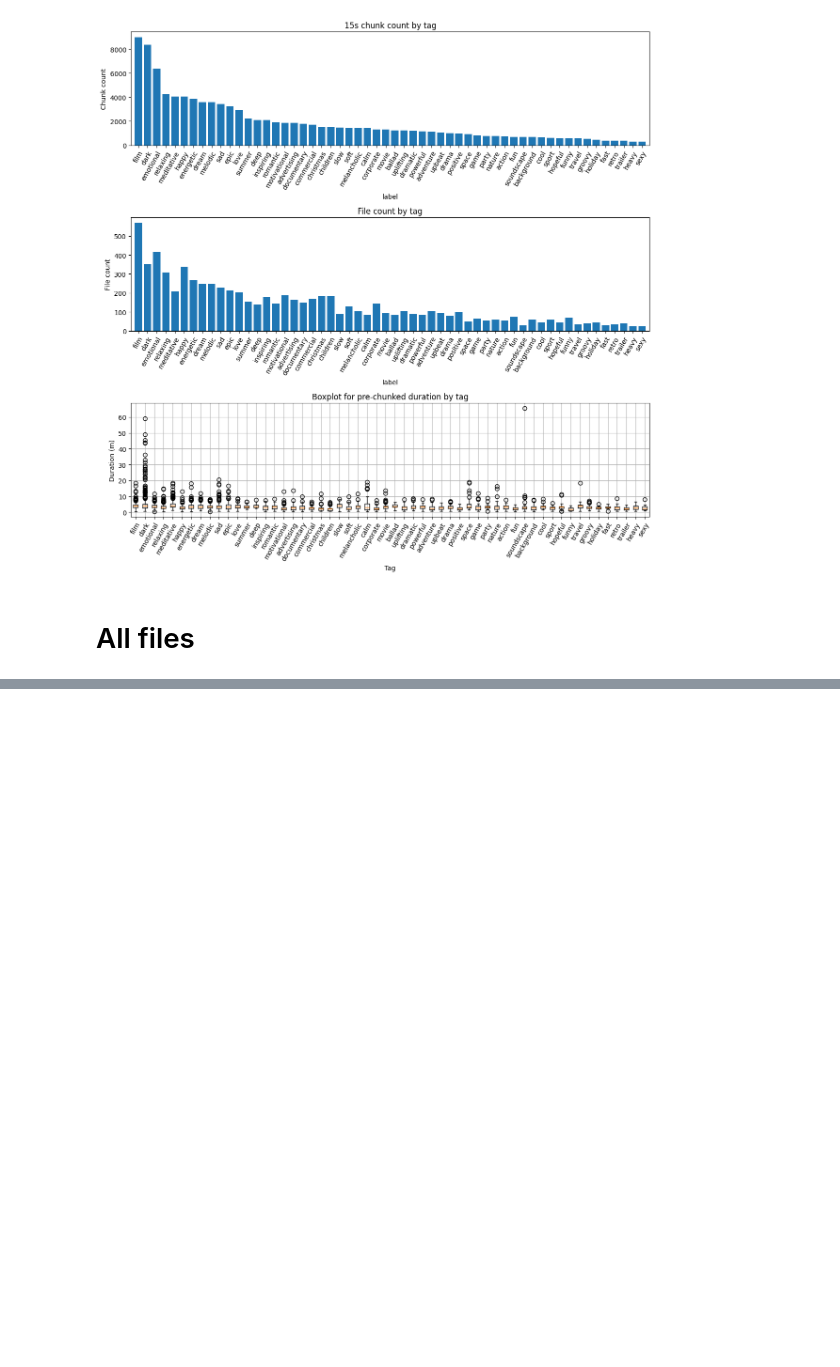
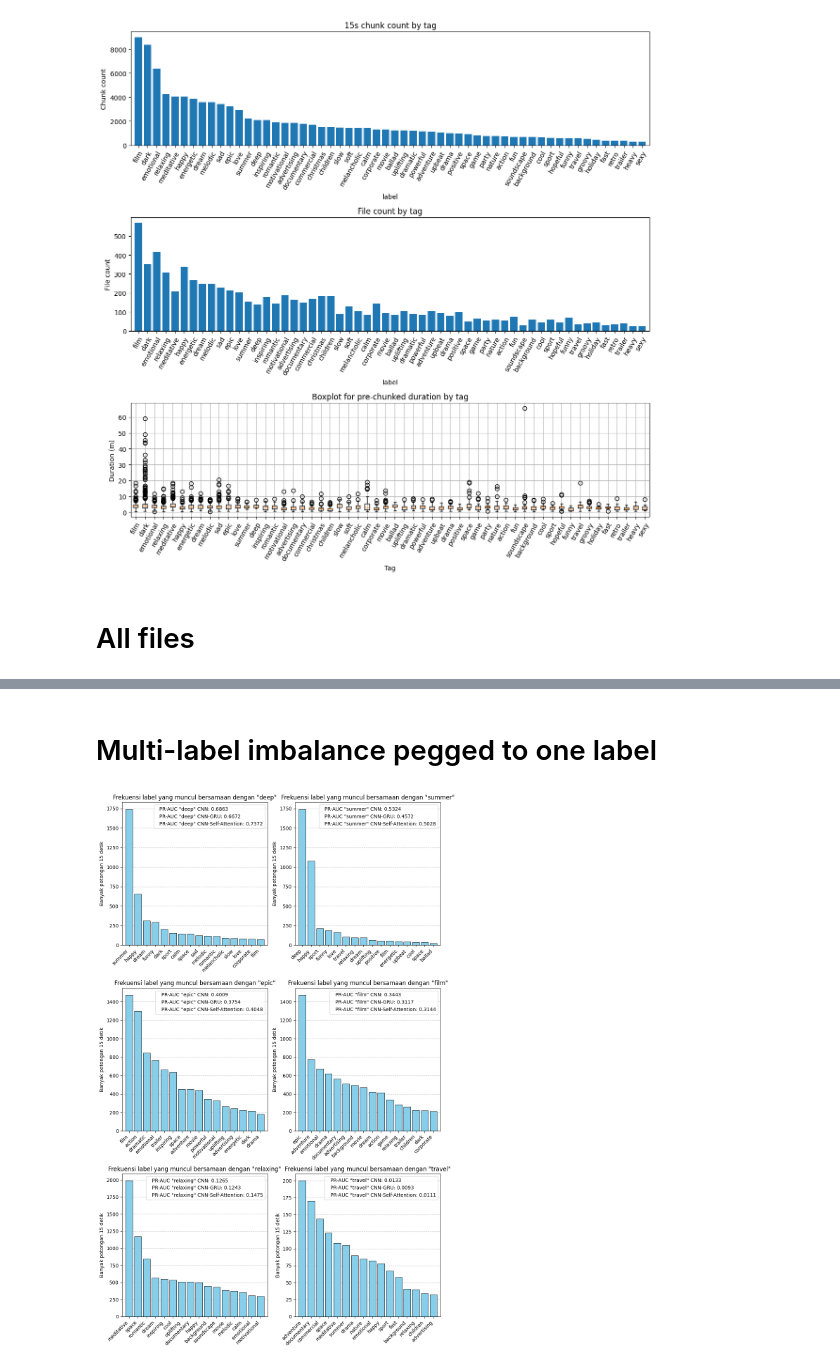
Before and after one commit to hugoalfedoputra/mudelling, a Jupyter notebook: prep/eda.ipynb, the cells around one changed output, grey strips where cells are left out. Cells and saved outputs as stored; diff of their text form; code cells hidden in the pictures; blank space fills up the shorter version.

```diff
--- a/prep/eda.ipynb
+++ b/prep/eda.ipynb
@@ -781,0 +1083,2 @@ describe_all_splits(
+# %% [markdown]
+# Multi-label imbalance pegged to one label
@@ -781,0 +1207,13 @@ describe_all_splits(
+# %%
+# labels_to_analyze = ["deep", "summer", "epic", "film", "relaxing", "travel"]
+labels_to_analyze = {
+    "deep": [0.6863440299, 0.667166072, 0.7372198012],
+    "summer": [0.5324071053, 0.4572185283, 0.5027669978],
+    "epic": [0.4008910315, 0.375374394, 0.4047962575],
+    "film": [0.3442987075, 0.311708488, 0.3144086265],
+    "relaxing": [0.1264681244, 0.1243001618, 0.1474680628],
+    "travel": [0.01332649292, 0.009258765347, 0.01105951471],
+}
+plot_pegged_co_occurrences(imb_df, pegged_labels=labels_to_analyze, labels_to_plot=16)
+# %% [output]
+[figure, added]
```
Also changed, not shown: parts of 13 cells of this notebook, 1 other file.
